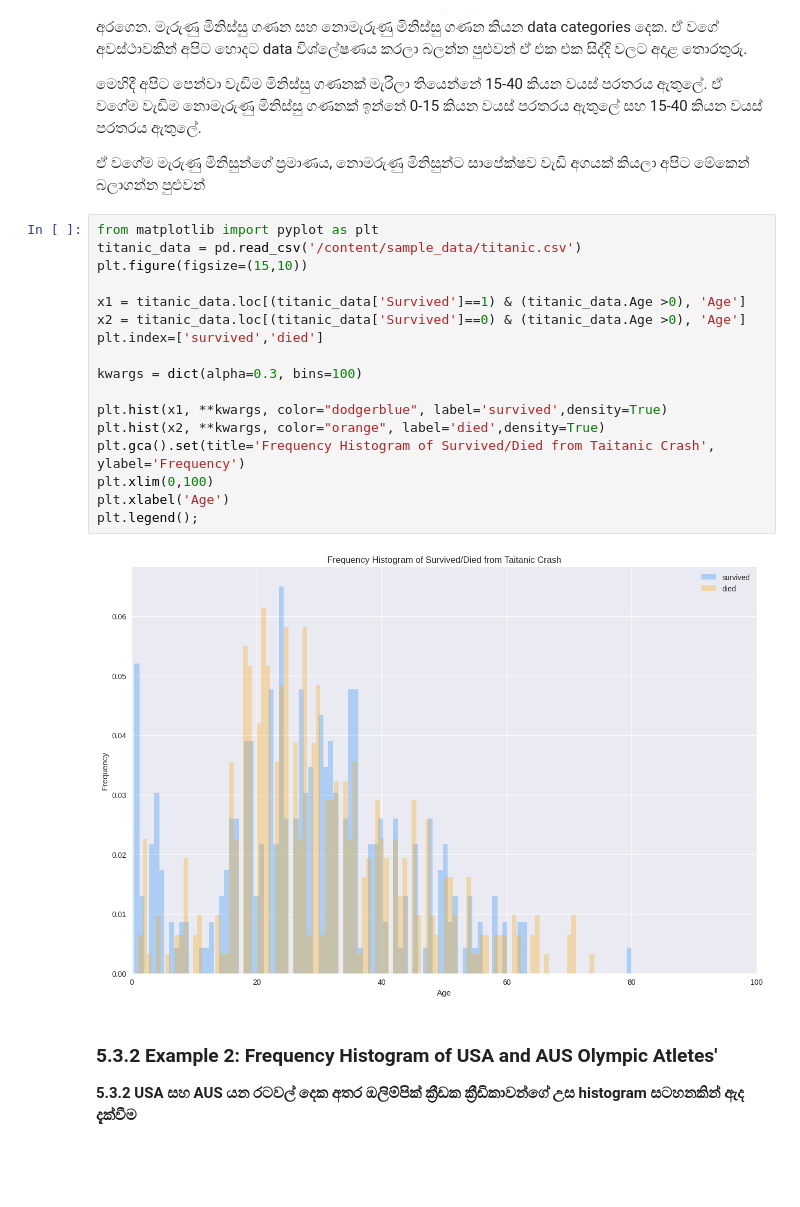
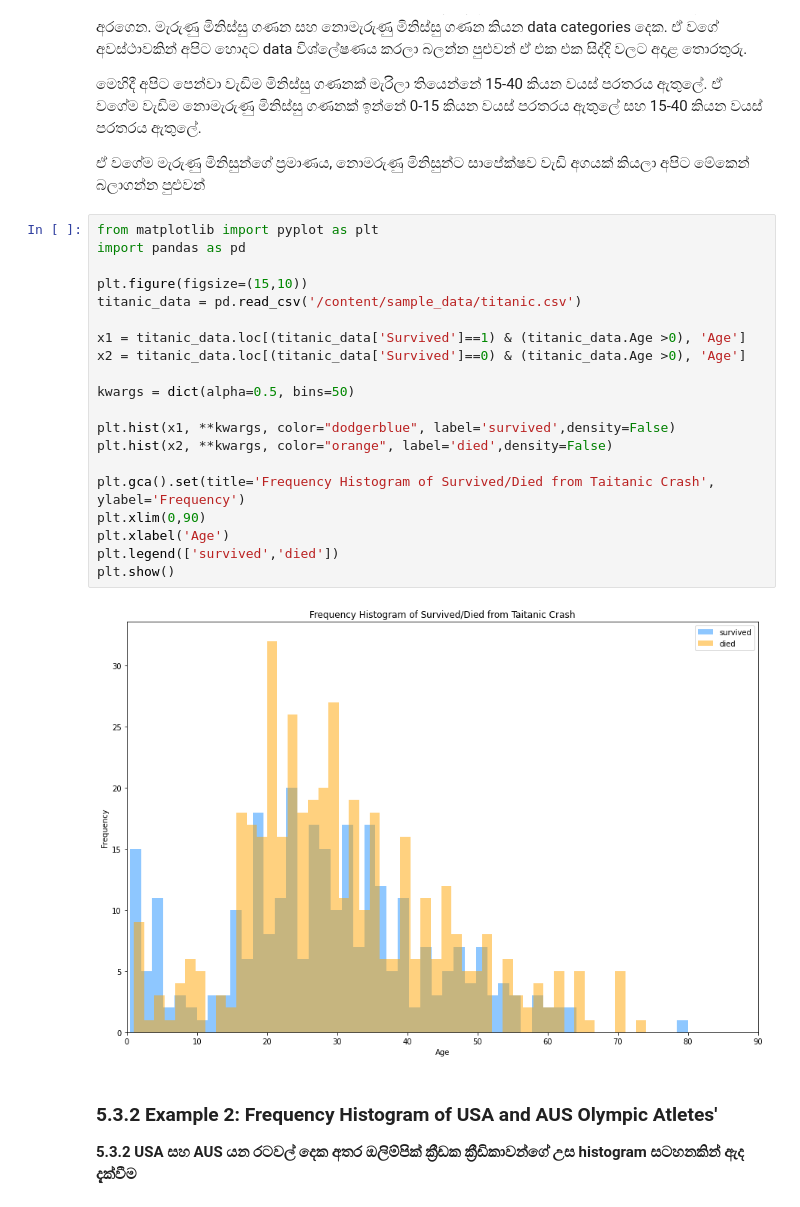
Before and after one commit to GPrathap/pythonII, a Jupyter notebook: sec_matplotlib/matplotlib.ipynb, the cells around one changed output. Cells and saved outputs as stored; diff of their text form; blank space fills up the shorter version.

```diff
--- a/sec_matplotlib/matplotlib.ipynb
+++ b/sec_matplotlib/matplotlib.ipynb
@@ -989,23 +989,26 @@ plt.gca().set(title='Mathematics Scores as a Histogram', ylabel='Number of Stude
 ඒ වගේම මැරුණු මිනිසුන්ගේ ප්‍රමාණය, නොමරුණු මිනිසුන්ට සාපේක්ෂව වැඩි අගයක් කියලා අපිට මේකෙන් බලාගන්න පුළුවන්
 # %%
 from matplotlib import pyplot as plt
+import pandas as pd
+
+plt.figure(figsize=(15,10))
 titanic_data = pd.read_csv('/content/sample_data/titanic.csv')
-plt.figure(figsize=(15,10))
 
 x1 = titanic_data.loc[(titanic_data['Survived']==1) & (titanic_data.Age >0), 'Age']
 x2 = titanic_data.loc[(titanic_data['Survived']==0) & (titanic_data.Age >0), 'Age']
-plt.index=['survived','died']
 
-kwargs = dict(alpha=0.3, bins=100)
+kwargs = dict(alpha=0.5, bins=50)
 
-plt.hist(x1, **kwargs, color="dodgerblue", label='survived',density=True)
-plt.hist(x2, **kwargs, color="orange", label='died',density=True)
+plt.hist(x1, **kwargs, color="dodgerblue", label='survived',density=False)
+plt.hist(x2, **kwargs, color="orange", label='died',density=False)
+
 plt.gca().set(title='Frequency Histogram of Survived/Died from Taitanic Crash', ylabel='Frequency')
-plt.xlim(0,100)
+plt.xlim(0,90)
 plt.xlabel('Age')
-plt.legend();
+plt.legend(['survived','died'])
+plt.show()
 # %% [output]
-[figure, old version]
+[figure, new version]
 # %% [markdown]
 ### **5.3.2 Example 2**: Frequency Histogram of USA and AUS Olympic Atletes'
 **5.3.2 USA සහ AUS යන රටවල් දෙක අතර ඔලිම්පික් ක්‍රීඩක ක්‍රීඩිකාවන්ගේ උස histogram සටහනකින් ඇද දැක්වීම**
```
